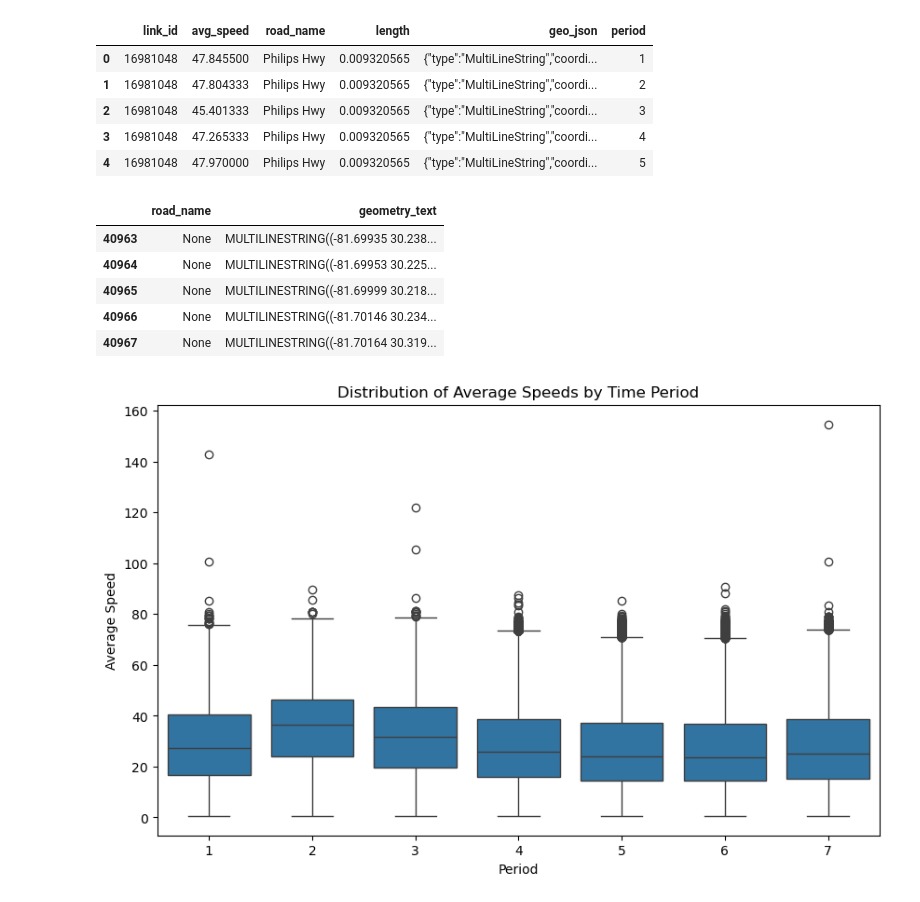
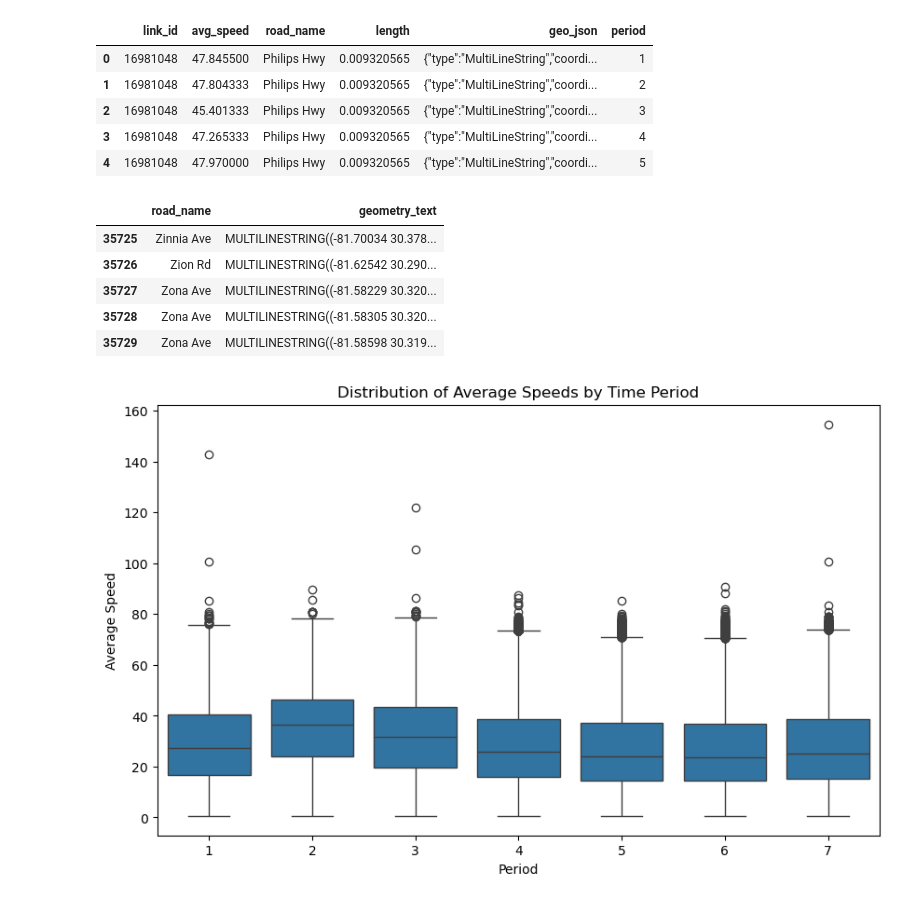
Before and after one commit to GuiBo79/urban-sdk, a Jupyter notebook: notebooks/urban-sdk.ipynb, the cells around one changed output. Drawn from its saved outputs; the diff is of its cells as text; code cells hidden in the pictures.

```diff
--- a/notebooks/urban-sdk.ipynb
+++ b/notebooks/urban-sdk.ipynb
@@ -169,26 +169,26 @@ transformed_df.head()
 # %%
 # Query to find  the names of the roads in a given bounding box
 query = """
 SELECT DISTINCT
     road_name,
     ST_AsText(geometry) AS geometry_text
 FROM
     link_info
 WHERE
     geometry && ST_MakeEnvelope(-81.7, 30.2, -81.5, 30.4, 4326)
 AND
-    road_name IS NOT "None";
+    road_name <> 'None';
 """
 # Fetch data into a DataFrame
 roads_df = pd.read_sql_query(query, engine)
 roads_df.tail()
 # %% [output]
 |  | road_name | geometry_text |
-| 40963 | None | MULTILINESTRING((-81.69935 30.238... |
-| 40964 | None | MULTILINESTRING((-81.69953 30.225... |
-| 40965 | None | MULTILINESTRING((-81.69999 30.218... |
-| 40966 | None | MULTILINESTRING((-81.70146 30.234... |
-| 40967 | None | MULTILINESTRING((-81.70164 30.319... |
+| 35725 | Zinnia Ave | MULTILINESTRING((-81.70034 30.378... |
+| 35726 | Zion Rd | MULTILINESTRING((-81.62542 30.290... |
+| 35727 | Zona Ave | MULTILINESTRING((-81.58229 30.320... |
+| 35728 | Zona Ave | MULTILINESTRING((-81.58305 30.320... |
+| 35729 | Zona Ave | MULTILINESTRING((-81.58598 30.319... |
 # %%
 import matplotlib.pyplot as plt
 import seaborn as sns
```
Also changed, not shown: 1 other file.
